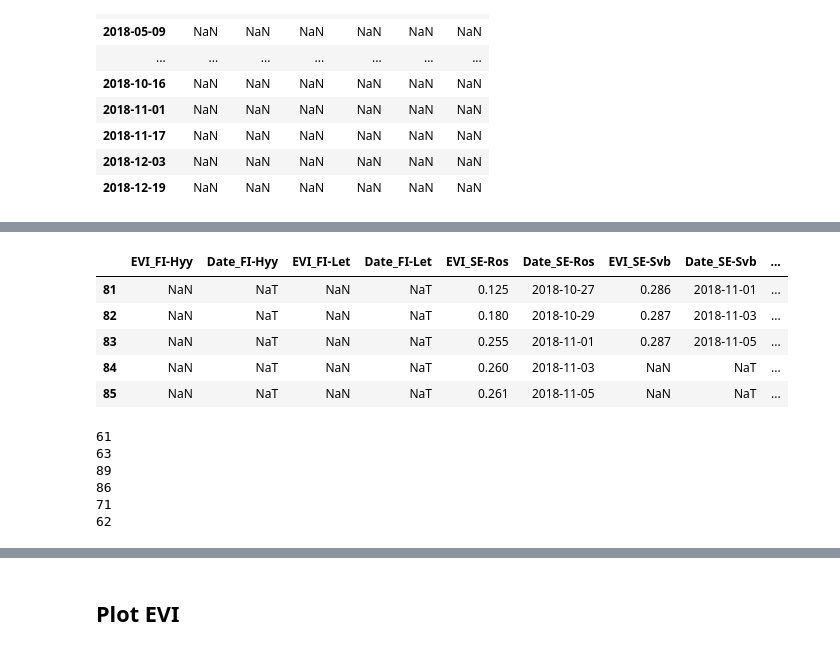
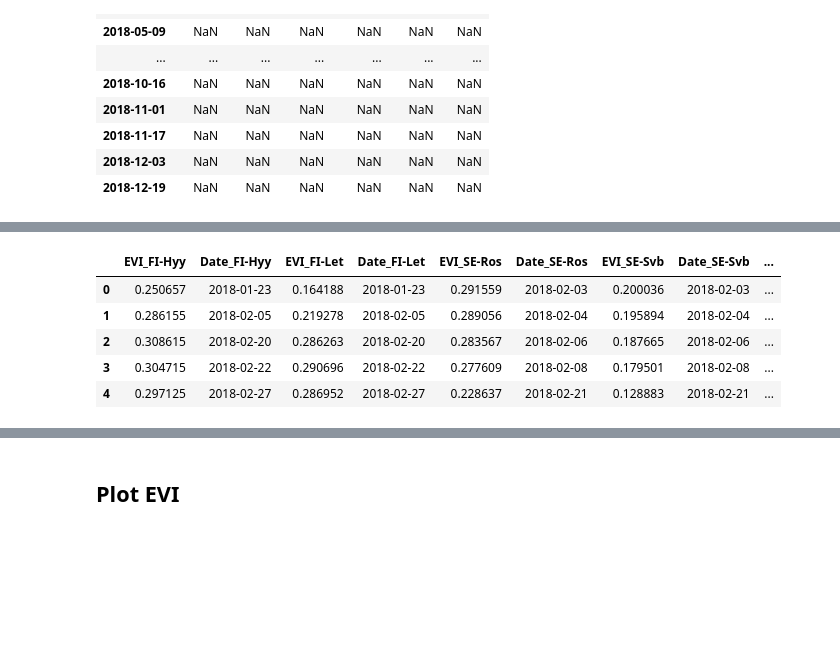
Before and after one commit to mdomhoefer/VPRM_NothernEurope, a Jupyter notebook: code/Comparison_Modis09_Modis13_Sentinel.ipynb, the cells around one changed output, grey strips where cells are left out. Cells and saved outputs as stored; diff of their text form; code cells hidden in the pictures; blank space fills up the shorter version.

```diff
--- a/code/Comparison_Modis09_Modis13_Sentinel.ipynb
+++ b/code/Comparison_Modis09_Modis13_Sentinel.ipynb
@@ -227,7 +233,19 @@ for station in list_stations:
 
     evi_df = evi_df.drop_duplicates(subset=['Datetime'],keep= 'first')
     evi_df = evi_df.reset_index()
-    # print(len(evi_df))
-    df_sen_evi = pd.concat([df_sen_evi,evi_df['EVI_mean'], evi_df['Datetime']], ignore_index=True, axis=1)
+
+    lowess = sm.nonparametric.lowess
+    x = evi_df['Datetime'].values.astype('datetime64[D]').astype(int)
+    y = evi_df['EVI_mean'].values
+    # print(y)
+    z = lowess(y, x, frac=0.1)
+    y_n = z[:,1]
+    x_n = z[:,0]
+    final_df = pd.DataFrame()
+    final_df['Dates'] = x_n.astype('datetime64[D]')
+    final_df['EVI_mean'] = y_n
+    # print(y_n)
+
+    df_sen_evi = pd.concat([df_sen_evi,final_df['EVI_mean'], final_df['Dates']], ignore_index=True, axis=1)
     names.append('EVI_'+station)
     names.append('Date_'+station)
@@ -234,13 +271,13 @@ for station in list_stations:
 # %%
 df_sen_evi.columns = names
-df_sen_evi.tail()
+df_sen_evi.head()
 # %% [output]
 |  | EVI_FI-Hyy | Date_FI-Hyy | EVI_FI-Let | Date_FI-Let | EVI_SE-Ros | Date_SE-Ros | EVI_SE-Svb | Date_SE-Svb | ... |
-| 81 | NaN | NaT | NaN | NaT | 0.125 | 2018-10-27 | 0.286 | 2018-11-01 | ... |
-| 82 | NaN | NaT | NaN | NaT | 0.180 | 2018-10-29 | 0.287 | 2018-11-03 | ... |
-| 83 | NaN | NaT | NaN | NaT | 0.255 | 2018-11-01 | 0.287 | 2018-11-05 | ... |
-| 84 | NaN | NaT | NaN | NaT | 0.260 | 2018-11-03 | NaN | NaT | ... |
-| 85 | NaN | NaT | NaN | NaT | 0.261 | 2018-11-05 | NaN | NaT | ... |
+| 0 | 0.250657 | 2018-01-23 | 0.164188 | 2018-01-23 | 0.291559 | 2018-02-03 | 0.200036 | 2018-02-03 | ... |
+| 1 | 0.286155 | 2018-02-05 | 0.219278 | 2018-02-05 | 0.289056 | 2018-02-04 | 0.195894 | 2018-02-04 | ... |
+| 2 | 0.308615 | 2018-02-20 | 0.286263 | 2018-02-20 | 0.283567 | 2018-02-06 | 0.187665 | 2018-02-06 | ... |
+| 3 | 0.304715 | 2018-02-22 | 0.290696 | 2018-02-22 | 0.277609 | 2018-02-08 | 0.179501 | 2018-02-08 | ... |
+| 4 | 0.297125 | 2018-02-27 | 0.286952 | 2018-02-27 | 0.228637 | 2018-02-21 | 0.128883 | 2018-02-21 | ... |
 # %%
 df_sen_lswi = pd.DataFrame()
 names =[]
@@ -265,17 +302,21 @@ for station in list_stations:
     lswi_df.dropna(subset=['LSWI_mean'], inplace = True)
     lswi_df = lswi_df.drop_duplicates(subset=['Datetime'],keep= 'first')
     lswi_df = lswi_df.reset_index()
-    print(len(lswi_df))
-    df_sen_lswi = pd.concat([df_sen_lswi,lswi_df['LSWI_mean'], lswi_df['Datetime']], ignore_index=True, axis=1)
+
+    lowess = sm.nonparametric.lowess
+    x = lswi_df['Datetime'].values.astype('datetime64[D]').astype(int)
+    y = lswi_df['LSWI_mean'].values
+    z = lowess(y, x, frac=0.1)
+    y_n = z[:,1]
+    x_n = z[:,0]
+
+    final_df = pd.DataFrame()
+    final_df['Dates'] = x_n.astype('datetime64[D]')
+    final_df['LSWI_mean'] = y_n
+
+    df_sen_lswi = pd.concat([df_sen_lswi,final_df['LSWI_mean'], final_df['Dates']], ignore_index=True, axis=1)
     names.append('LSWI_'+station)
     names.append('Date_'+station)
-# %% [output]
-61
-63
-89
-86
-71
-62
 # %%
 df_sen_lswi.columns = names
 df_sen_lswi.tail()
```
Also changed, not shown: parts of 9 cells of this notebook.
